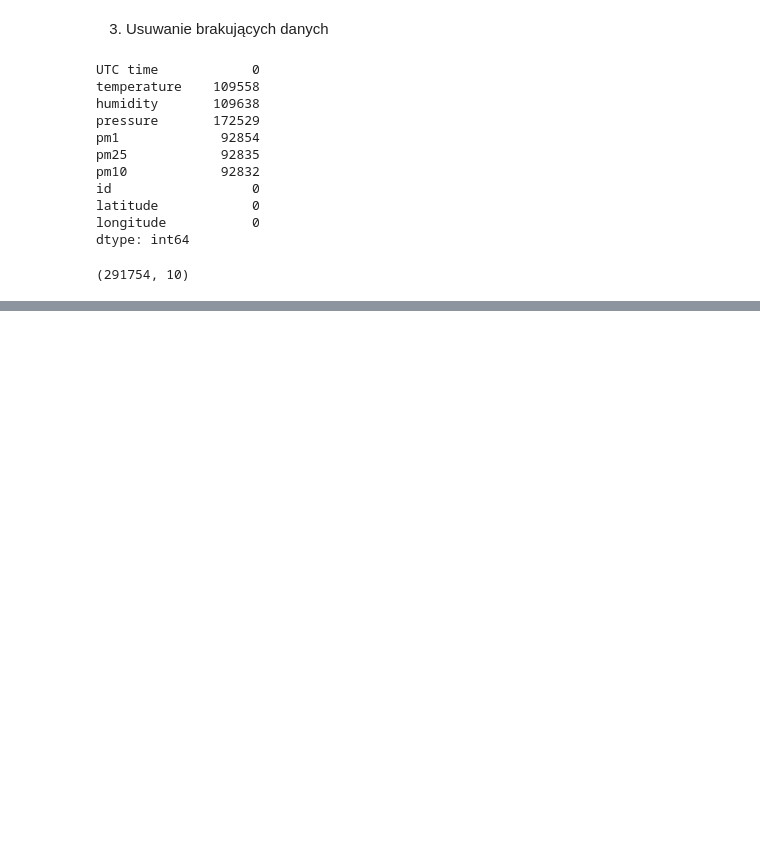
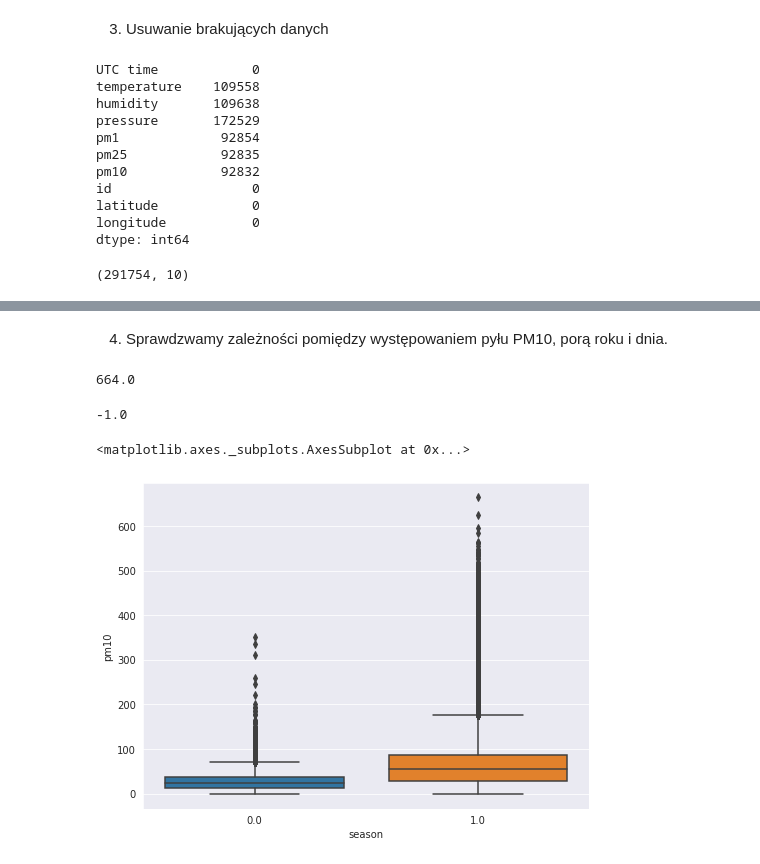
Before and after one commit to Joanna0512/smog_krakowski, a Jupyter notebook: smog_w_krakowie.ipynb, the cells around one changed output, grey strips where cells are left out. Drawn from its saved outputs; the diff is of its cells as text; code cells hidden in the pictures; blank space fills up the shorter version.

```diff
--- a/smog_w_krakowie.ipynb
+++ b/smog_w_krakowie.ipynb
@@ -303,0 +362,3 @@ sensor_geo.head()
+# %%
+sensor_geo['season'] = sensor_geo['season'].replace({'lato': 0})
+sensor_geo['season'] = sensor_geo['season'].replace({'zima': 1})
@@ -303,0 +376,2 @@ sensor_geo.head()
+# %%
+sensor_geo['season'] = sensor_geo['season'].astype(float)
@@ -303,0 +384,3 @@ sensor_geo.head()
+# %%
+sensor_geo['time_of_day'] = sensor_geo['time_of_day'].replace({'dzien': 0})
+sensor_geo['time_of_day'] = sensor_geo['time_of_day'].replace({'noc': 1})
@@ -303,0 +398,2 @@ sensor_geo.head()
+# %%
+sensor_geo['time_of_day'] = sensor_geo['time_of_day'].astype(float)
@@ -303,0 +428,2 @@ sensor_geo.head()
+# %% [markdown]
+4. Sprawdzwamy zależności pomiędzy występowaniem pyłu PM10, porą roku i dnia.
@@ -303,0 +433,14 @@ sensor_geo.head()
+# %%
+sensor_geo['pm10'].max()
+# %% [output]
+664.0
+# %%
+sensor_geo['pm10'].min()
+# %% [output]
+-1.0
+# %%
+plt.figure(figsize=(8,6))
+sns.boxplot(x='season', y='pm10', data=sensor_geo)
+# %% [output]
+<matplotlib.axes._subplots.AxesSubplot at 0x...>
+[figure, added]
```
Also changed, not shown: parts of 40 cells of this notebook.
